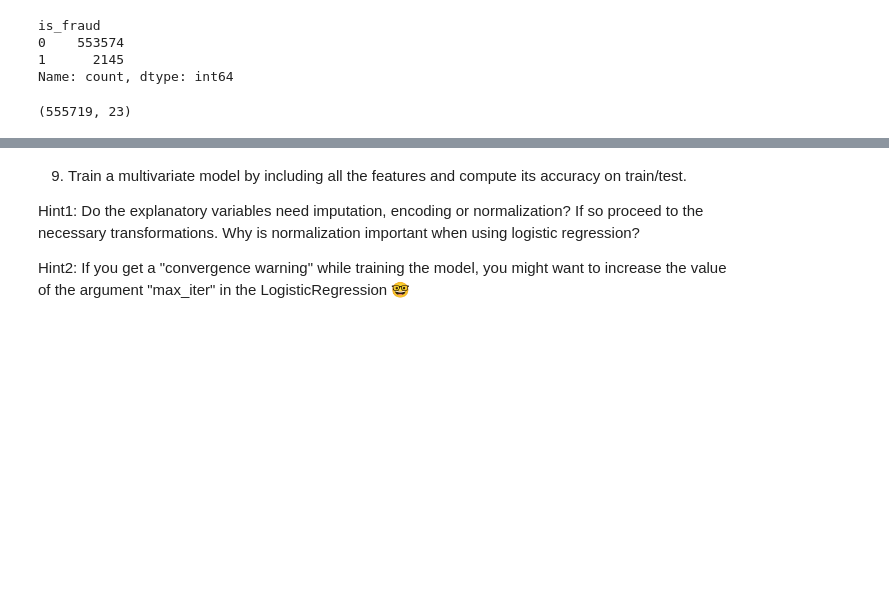
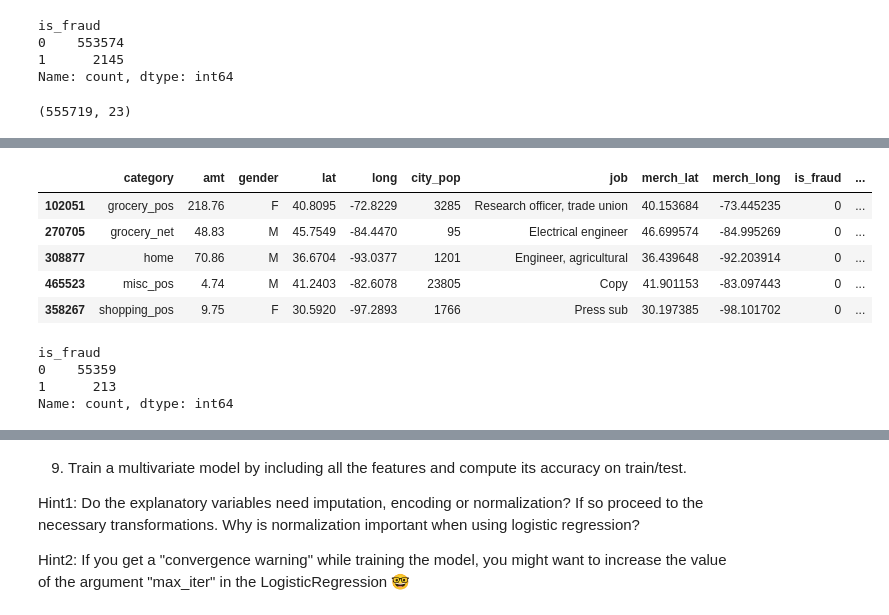
Before and after one commit to PierreSchickele/CC_Fraud_Prediction_ProjetFinal, a Jupyter notebook: Credit_Card_Fraud.ipynb, the cells around one changed output, grey strips where cells are left out. Drawn from its saved outputs; the diff is of its cells as text; code cells hidden in the pictures; blank space fills up the shorter version.

```diff
--- a/Credit_Card_Fraud.ipynb
+++ b/Credit_Card_Fraud.ipynb
@@ -234,0 +145,16 @@ The baseline model is already much more efficient than a dummy model!
+# %%
+df.head()
+# %% [output]
+|  | category | amt | gender | lat | long | city_pop | job | merch_lat | merch_long | is_fraud | ... |
+| 102051 | grocery_pos | 218.76 | F | 40.8095 | -72.8229 | 3285 | Research officer, trade union | 40.153684 | -73.445235 | 0 | ... |
+| 270705 | grocery_net | 48.83 | M | 45.7549 | -84.4470 | 95 | Electrical engineer | 46.699574 | -84.995269 | 0 | ... |
+| 308877 | home | 70.86 | M | 36.6704 | -93.0377 | 1201 | Engineer, agricultural | 36.439648 | -92.203914 | 0 | ... |
+| 465523 | misc_pos | 4.74 | M | 41.2403 | -82.6078 | 23805 | Copy | 41.901153 | -83.097443 | 0 | ... |
+| 358267 | shopping_pos | 9.75 | F | 30.5920 | -97.2893 | 1766 | Press sub | 30.197385 | -98.101702 | 0 | ... |
+# %%
+df['is_fraud'].value_counts()
+# %% [output]
+is_fraud
+0    55359
+1      213
+Name: count, dtype: int64
```
Also changed, not shown: parts of 40 cells of this notebook.
